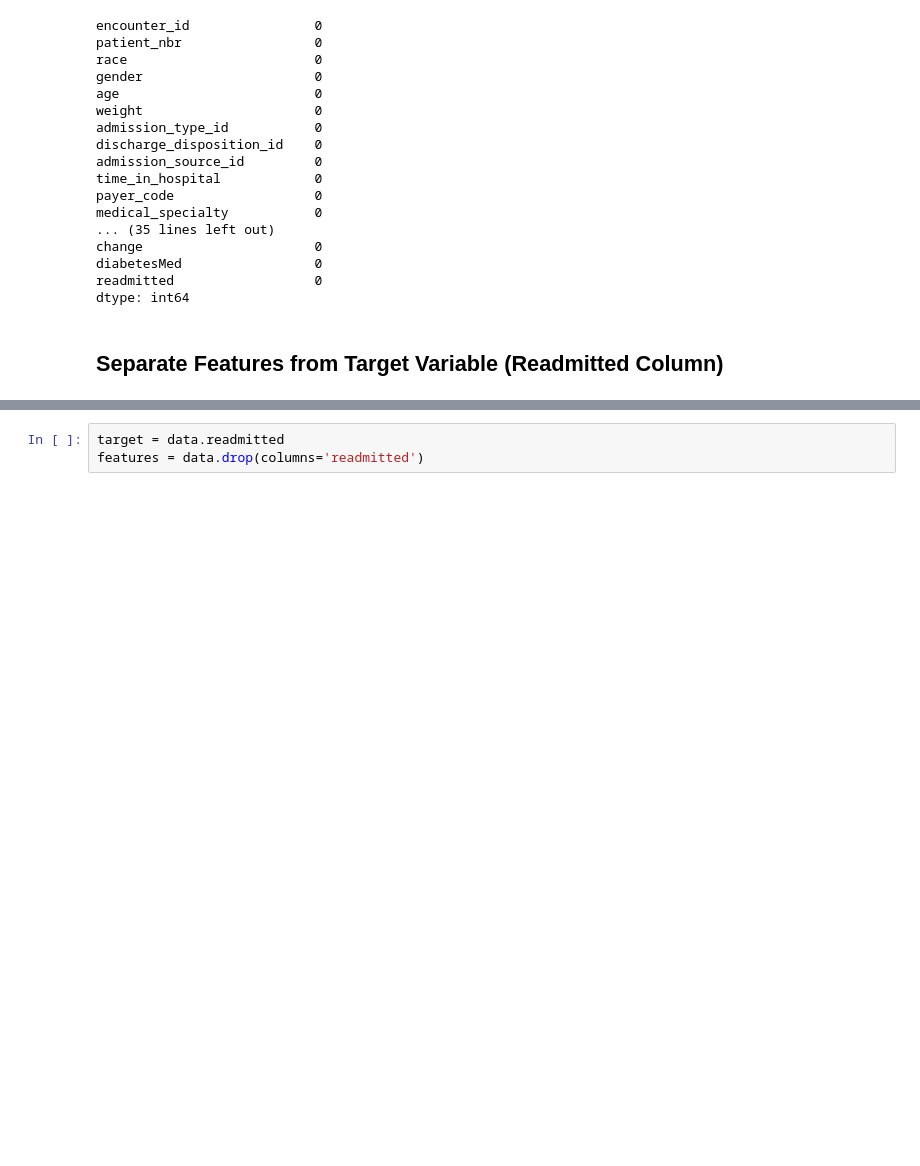
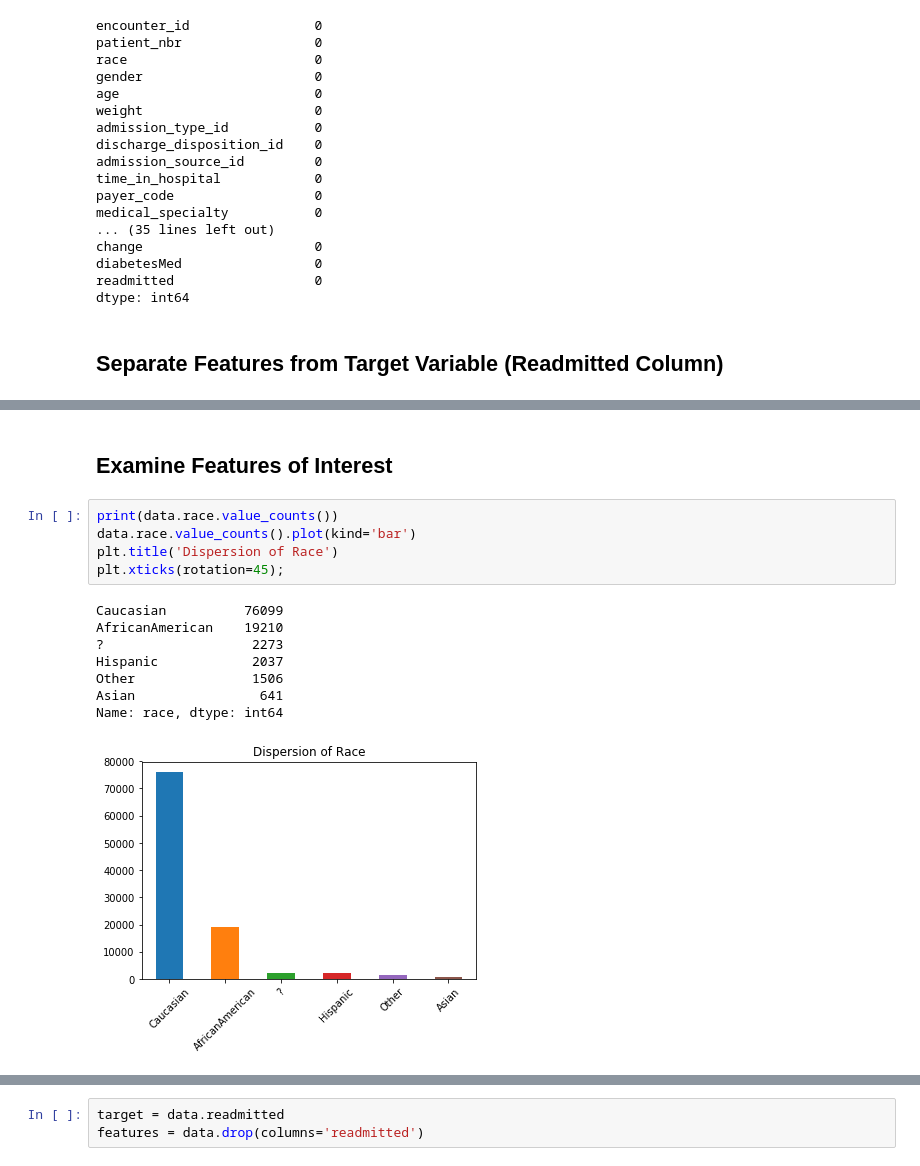
Before and after one commit to steeznation16/dsc-3-final-project-online-ds-ft-100118, a Jupyter notebook: student.ipynb, the cells around one changed output, grey strips where cells are left out. Saved outputs shown, nothing was run; the diff lists cells and outputs as text; blank space fills up the shorter version.

```diff
--- a/student.ipynb
+++ b/student.ipynb
@@ -109,0 +124,16 @@ dtype: int64
+# %% [markdown]
+## Examine Features of Interest
+# %%
+print(data.race.value_counts())
+data.race.value_counts().plot(kind='bar')
+plt.title('Dispersion of Race')
+plt.xticks(rotation=45);
+# %% [output]
+Caucasian          76099
+AfricanAmerican    19210
+?                   2273
+Hispanic            2037
+Other               1506
+Asian                641
+Name: race, dtype: int64
+[figure, added]
```
Also changed, not shown: parts of 120 cells of this notebook, 1 other file.
